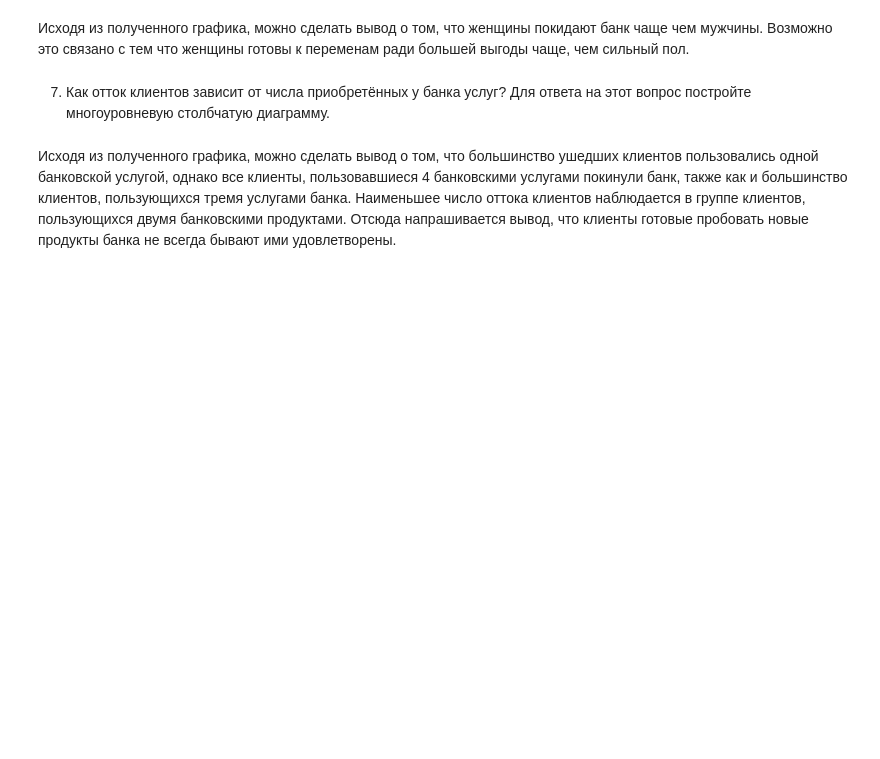
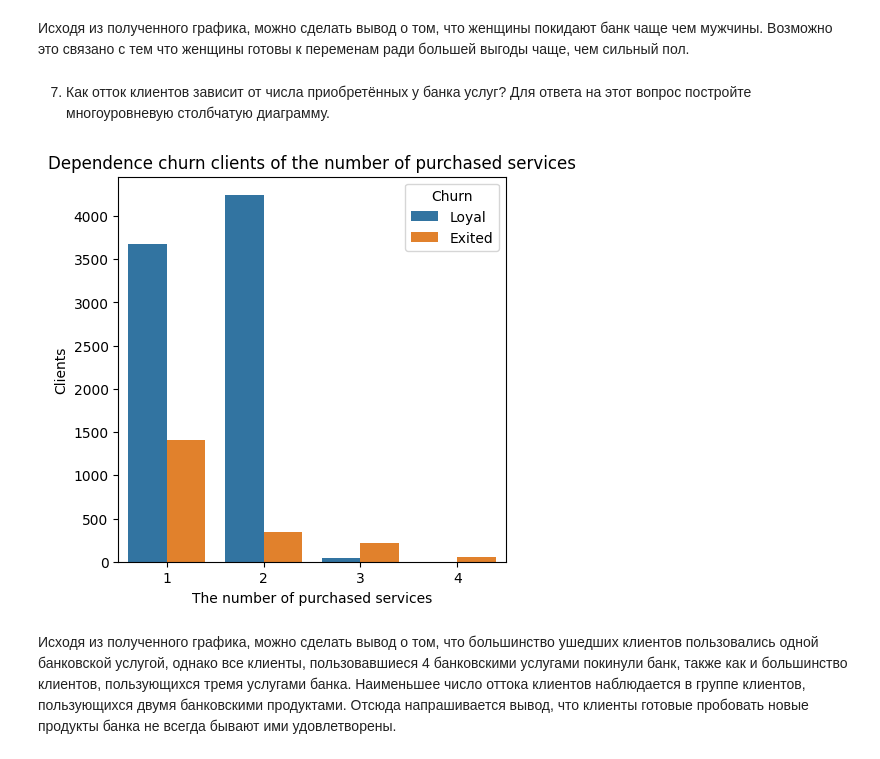
Before and after one commit to JaneKilpi/sf_ds_jane, a Jupyter notebook: SkillFactory/Визуализация данных/homework_13.ipynb, the cells around one changed output. Drawn from its saved outputs; the diff is of its cells as text; code cells hidden in the pictures; blank space fills up the shorter version.

```diff
--- a/SkillFactory/Визуализация данных/homework_13.ipynb
+++ b/SkillFactory/Визуализация данных/homework_13.ipynb
@@ -223,3 +174,20 @@ fig.show()
+# %%
+# создадим новый признак, разделяющий клиентов на ушедших и лояльных
+client_df['Churn'] = client_df['Exited'].apply(
+    lambda x: 'Exited' if x else 'Loyal').astype('category')
+# построим диаграмму
+fig=plt.figure(figsize=(5, 5))
+countplot = sns.countplot(
+    data=client_df,
+    x='NumOfProducts',
+    hue='Churn',
+    hue_order=['Loyal', 'Exited']
+)
+countplot.set_title('Dependence churn clients of the number of purchased services')
+countplot.set_xlabel('The number of purchased services')
+countplot.set_ylabel('Clients');
+# %% [output]
+[figure, added]
 # %% [markdown]
 Исходя из полученного графика, можно сделать вывод о том, что большинство ушедших клиентов пользовались одной банковской услугой, однако все клиенты, пользовавшиеся 4 банковскими услугами покинули банк, также как и большинство клиентов, пользующихся тремя услугами банка. Наименьшее число оттока клиентов наблюдается в группе клиентов, пользующихся двумя банковскими продуктами.
 Отсюда напрашивается вывод, что клиенты готовые пробовать новые продукты банка не всегда бывают ими удовлетворены.
```
Also changed, not shown: parts of 2 cells of this notebook, 1 other file.
